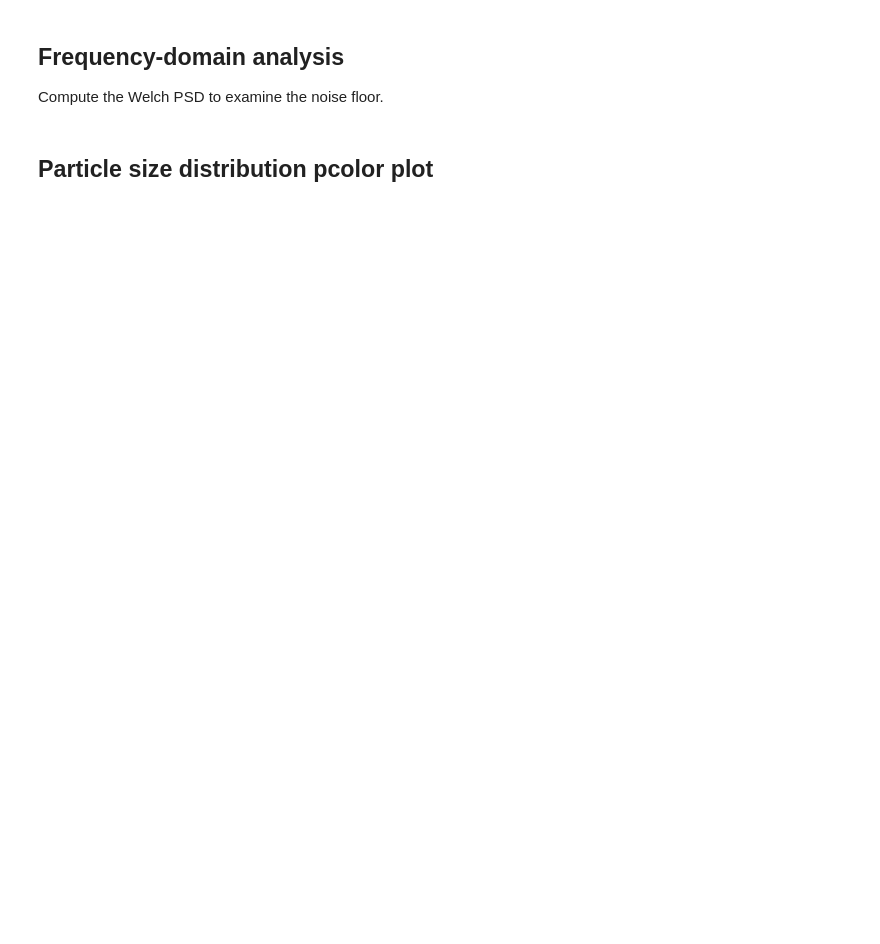
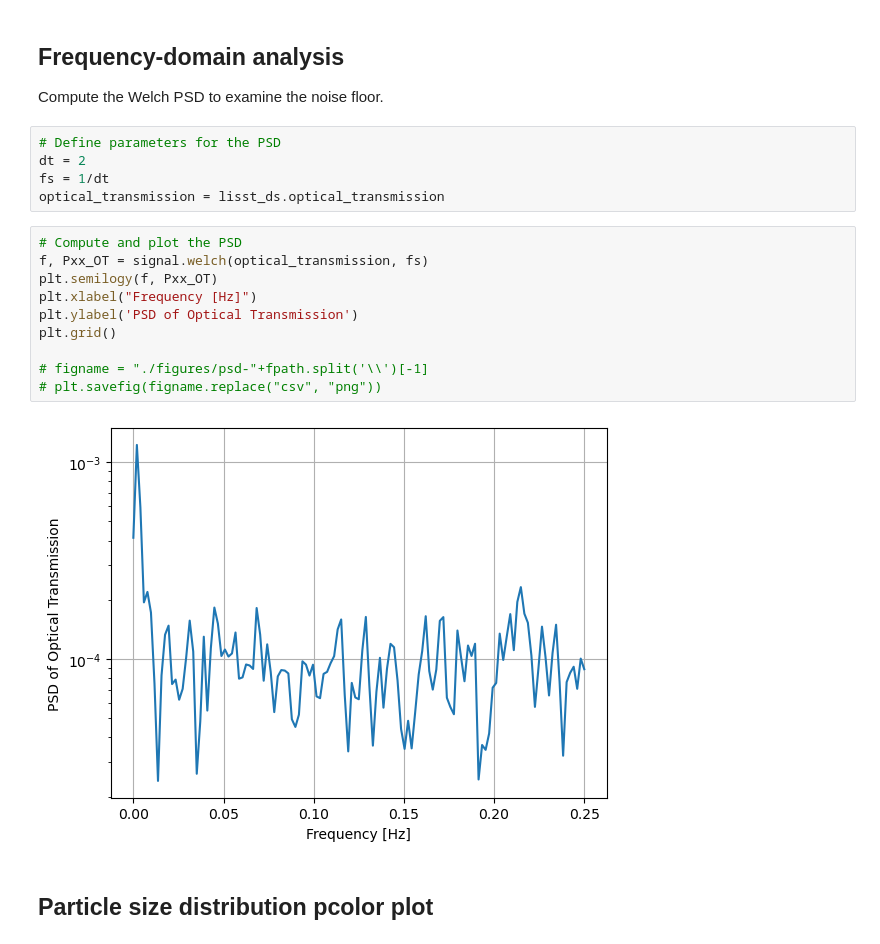
Before and after one commit to cooleyky/pioneer-21, a Jupyter notebook: 03-analyze-oatmilk-transmission.ipynb, the cells around one changed output. Saved outputs shown, nothing was run; the diff lists cells and outputs as text; blank space fills up the shorter version.

```diff
--- a/03-analyze-oatmilk-transmission.ipynb
+++ b/03-analyze-oatmilk-transmission.ipynb
@@ -49,5 +64,22 @@ fpath = flist[0]
 ## Frequency-domain analysis
 
 Compute the Welch PSD to examine the noise floor.
+# %%
+# Define parameters for the PSD
+dt = 2
+fs = 1/dt
+optical_transmission = lisst_ds.optical_transmission
+# %%
+# Compute and plot the PSD
+f, Pxx_OT = signal.welch(optical_transmission, fs)
+plt.semilogy(f, Pxx_OT)
+plt.xlabel("Frequency [Hz]")
+plt.ylabel('PSD of Optical Transmission')
+plt.grid()
+
+# figname = "./figures/psd-"+fpath.split('\\')[-1]
+# plt.savefig(figname.replace("csv", "png"))
+# %% [output]
+[figure, added]
 # %% [markdown]
 ## Particle size distribution pcolor plot
```
Also changed, not shown: parts of 10 cells of this notebook.
